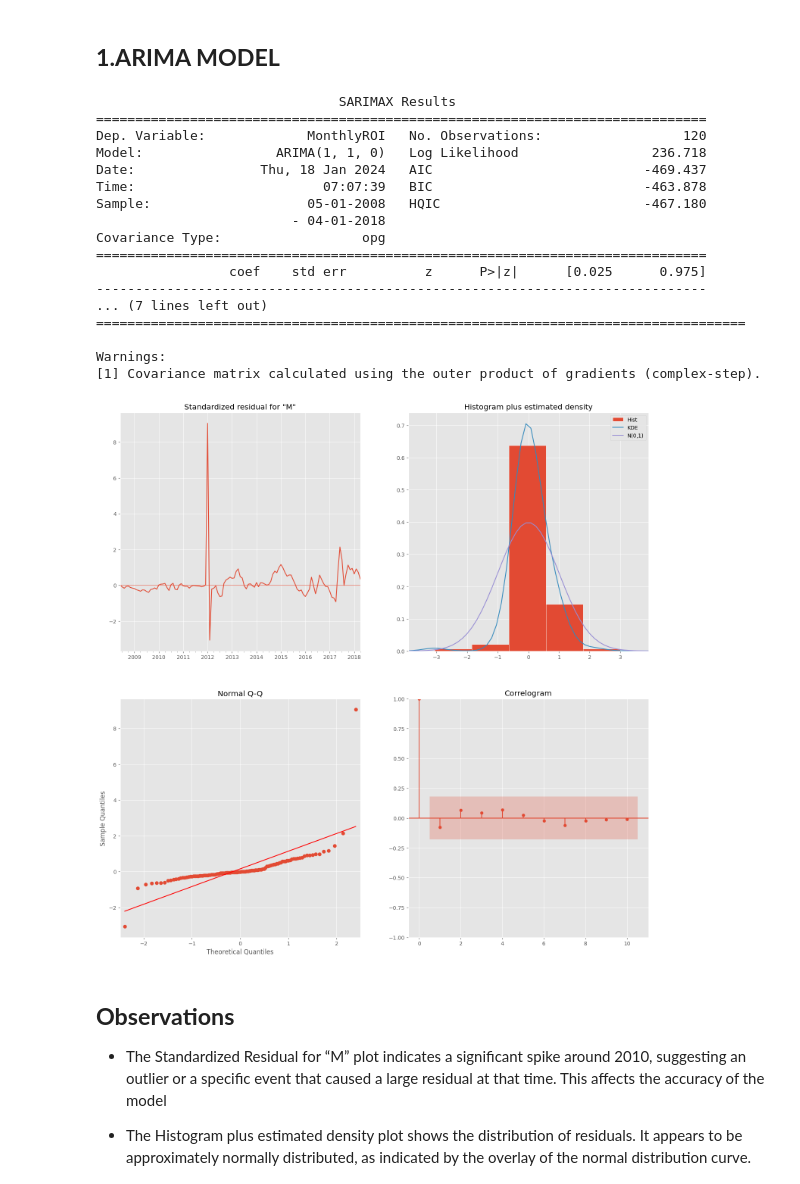
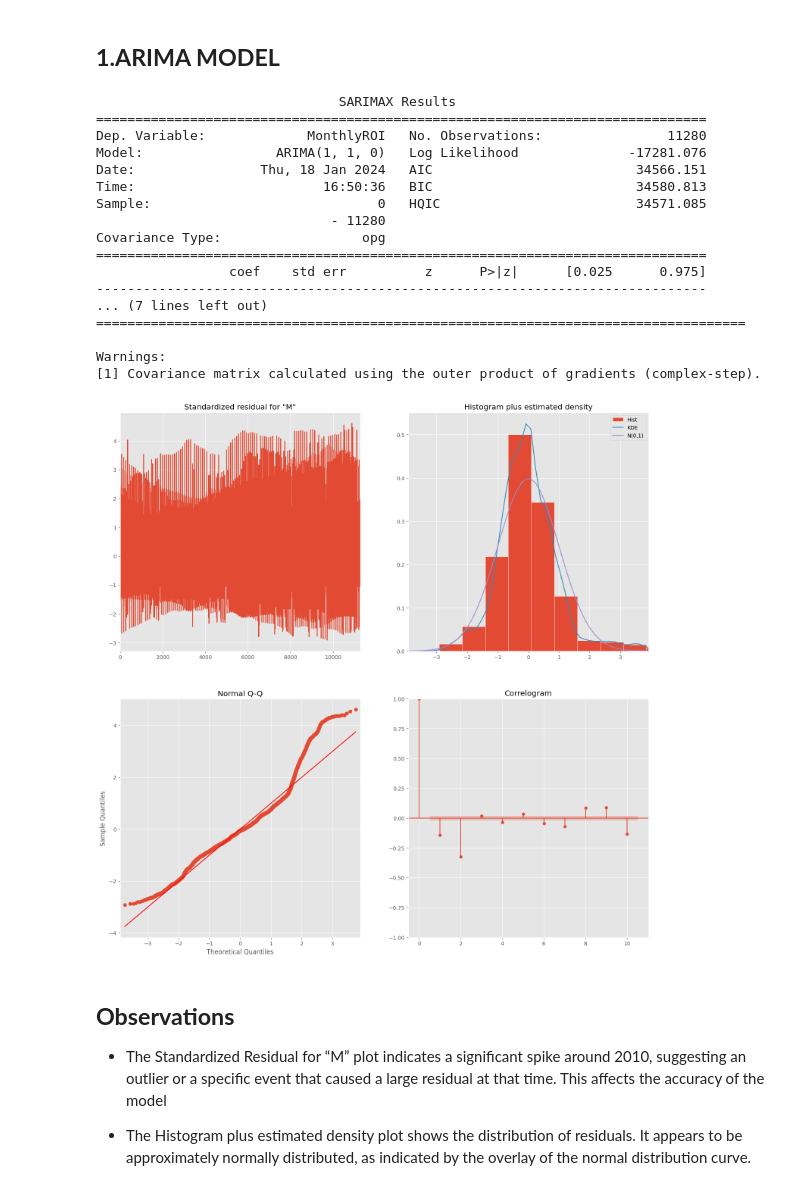
Before and after one commit to MWENDA1999/Predictive-Modeling-Time-Series-Forecasting-G9DSF-FT06-P4, a Jupyter notebook: notebook.ipynb, the cells around one changed output. Saved outputs shown, nothing was run; the diff lists cells and outputs as text; code cells hidden in the pictures.

```diff
--- a/notebook.ipynb
+++ b/notebook.ipynb
@@ -563,6 +560,6 @@ def time_series_indexing(dataframe, date_column='Date', value_column='Price', ad
 
 # Example usage
 processed_data = processed_data
-indexed_data = time_series_indexing(processed_data, value_column='Price', additional_columns=['Zipcode'])
+indexed_data = time_series_indexing(processed_data, value_column='Price', additional_columns=['Zipcode','CountyName'])
 indexed_data
 # %% [output]
@@ -765,9 +749,9 @@ The ADF test has a null hypothesis that the time series has a unit root, which m
 ---------------------------
 # ***3.MODEL DEVELOPMENT***
 # %%
-zipcode_89109_data = indexed_data[indexed_data['Zipcode'] == 89109].drop(['Price', 'Zipcode'], axis=1)
+zipcode= indexed_data[indexed_data['CountyName'] == 'Clark'].drop(['Price', 'Zipcode','CountyName'], axis=1)
 # %%
-modeling_data = zipcode_89109_data
+modeling_data = zipcode
 # %%
 from statsmodels.graphics.tsaplots import plot_acf, plot_pacf
 
@@ -840,36 +833,37 @@ test_data = modeling_data[split_year:]
 # %%
 import statsmodels.api as sm
 from statsmodels.tsa.arima.model import ARIMA
 
 # Fit the ARIMA model
-ARIMAmodel = ARIMA(modeling_data, order=(1, 1, 0), freq='MS')
+ARIMAmodel = ARIMA(modeling_data, order=(1, 1, 0))
+
 ARIMAmodel_fit = ARIMAmodel.fit()
 
 # Summary of the model
-print(ARIMAfit.summary())
+print(ARIMAmodel_fit.summary())
 
 # Plot diagnostics
 ARIMAmodel_fit.plot_diagnostics(figsize=(18,18))
 plt.show()
 # %% [output]
                                SARIMAX Results
 ==============================================================================
-Dep. Variable:             MonthlyROI   No. Observations:                  120
-Model:                 ARIMA(1, 1, 0)   Log Likelihood                 236.718
-Date:                Thu, 18 Jan 2024   AIC                           -469.437
-Time:                        07:07:39   BIC                           -463.878
-Sample:                    05-01-2008   HQIC                          -467.180
-                         - 04-01-2018
+Dep. Variable:             MonthlyROI   No. Observations:                11280
+Model:                 ARIMA(1, 1, 0)   Log Likelihood              -17281.076
+Date:                Thu, 18 Jan 2024   AIC                          34566.151
+Time:                        16:50:36   BIC                          34580.813
+Sample:                             0   HQIC                         34571.085
+                              - 11280
 Covariance Type:                  opg
 ==============================================================================
                  coef    std err          z      P>|z|      [0.025      0.975]
 ------------------------------------------------------------------------------
 ... (7 lines left out)
 ===================================================================================
 
 Warnings:
 [1] Covariance matrix calculated using the outer product of gradients (complex-step).
-[figure, old version]
+[figure, new version]
 # %% [markdown]
 ## **Observations**
 
```
Also changed, not shown: parts of 7 cells of this notebook.
